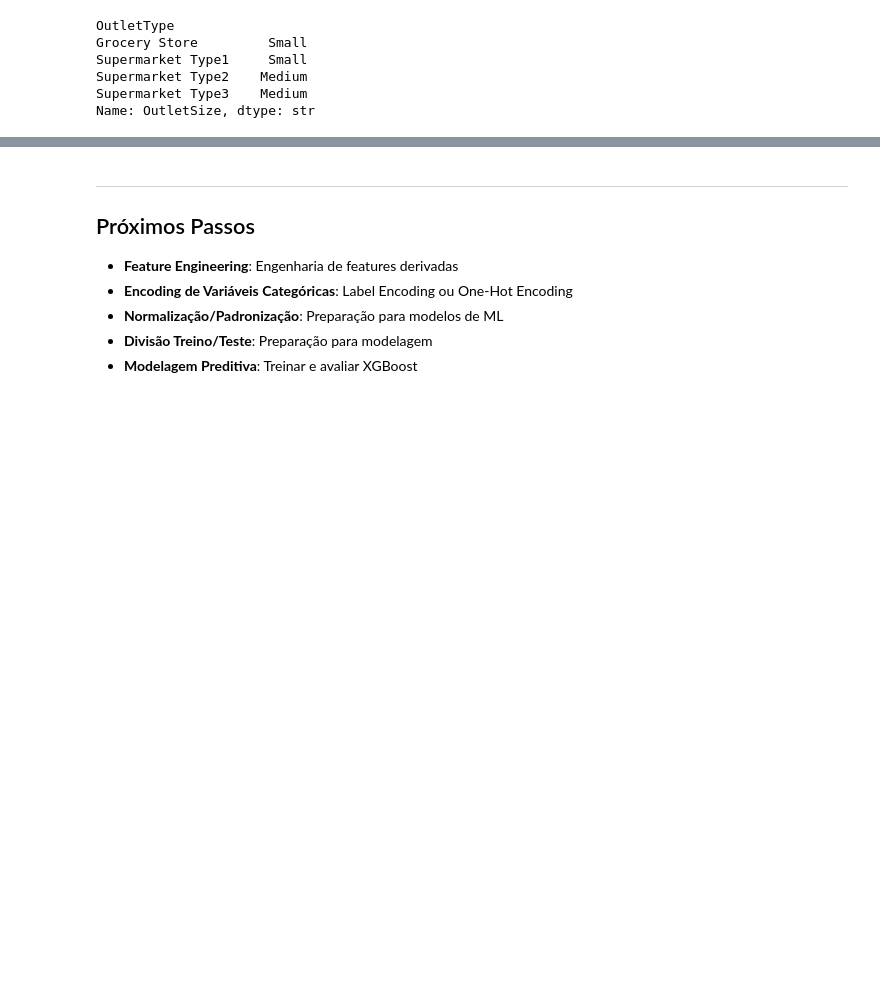
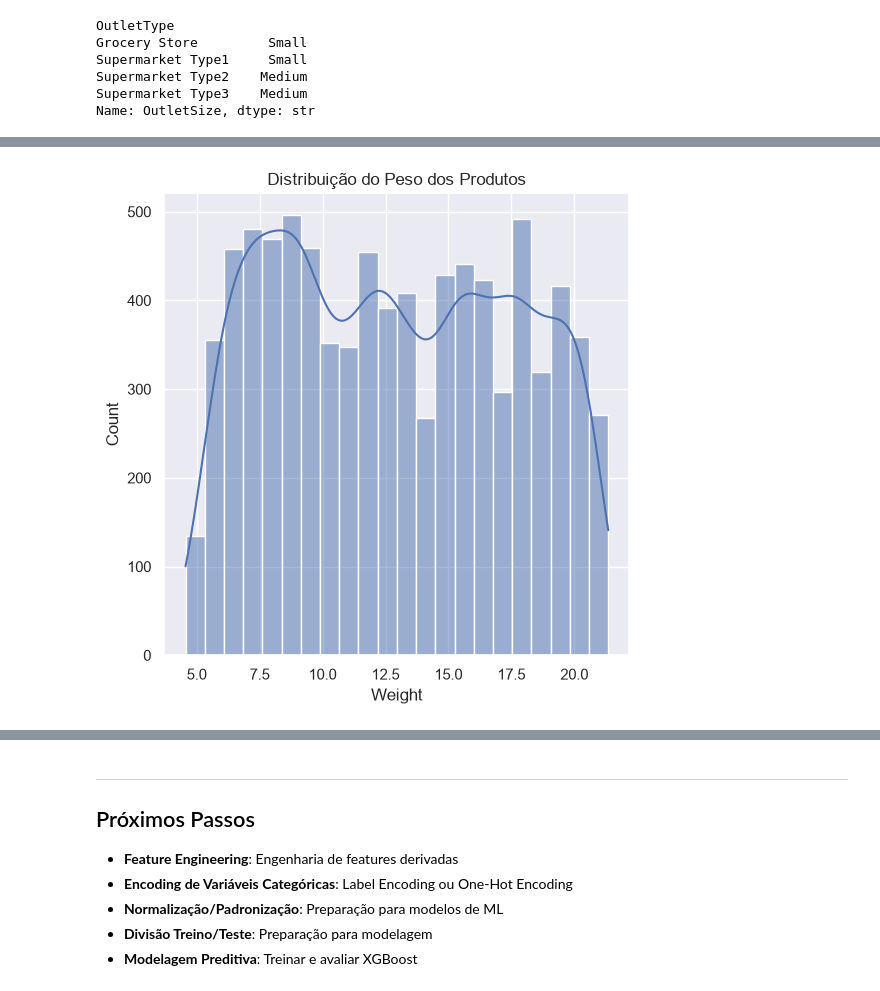
Before and after one commit to arthurferraz10/big-mart-sales-prediction, a Jupyter notebook: src/data.ipynb, the cells around one changed output, grey strips where cells are left out. Cells and saved outputs as stored; diff of their text form; code cells hidden in the pictures; blank space fills up the shorter version.

Commit message:
visualização de graficos

```diff
--- a/src/data.ipynb
+++ b/src/data.ipynb
@@ -317,0 +322,10 @@ Name: OutletSize, dtype: str
+# %%
+sns.set()
+# %%
+# Distribuição do peso dos produtos para avaliar simetria e possíveis valores extremos
+plt.figure(figsize=(6, 6))
+sns.histplot(big_mart['Weight'], kde=True)
+plt.title('Distribuição do Peso dos Produtos')
+plt.show()
+# %% [output]
+[figure, added]
```
Also changed, not shown: parts of 8 cells of this notebook.
